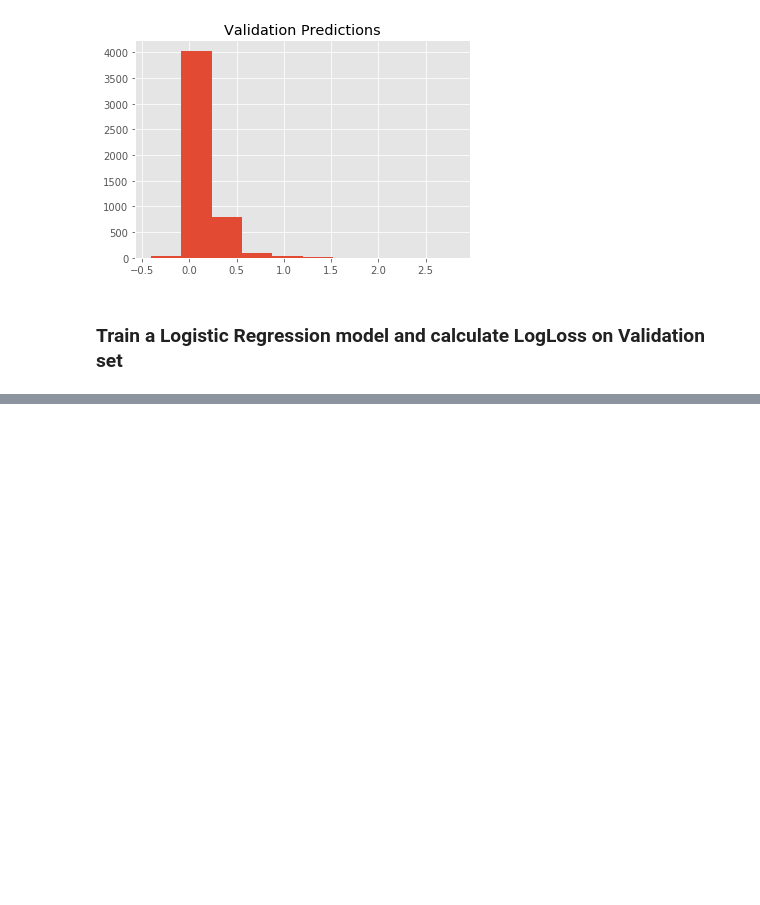
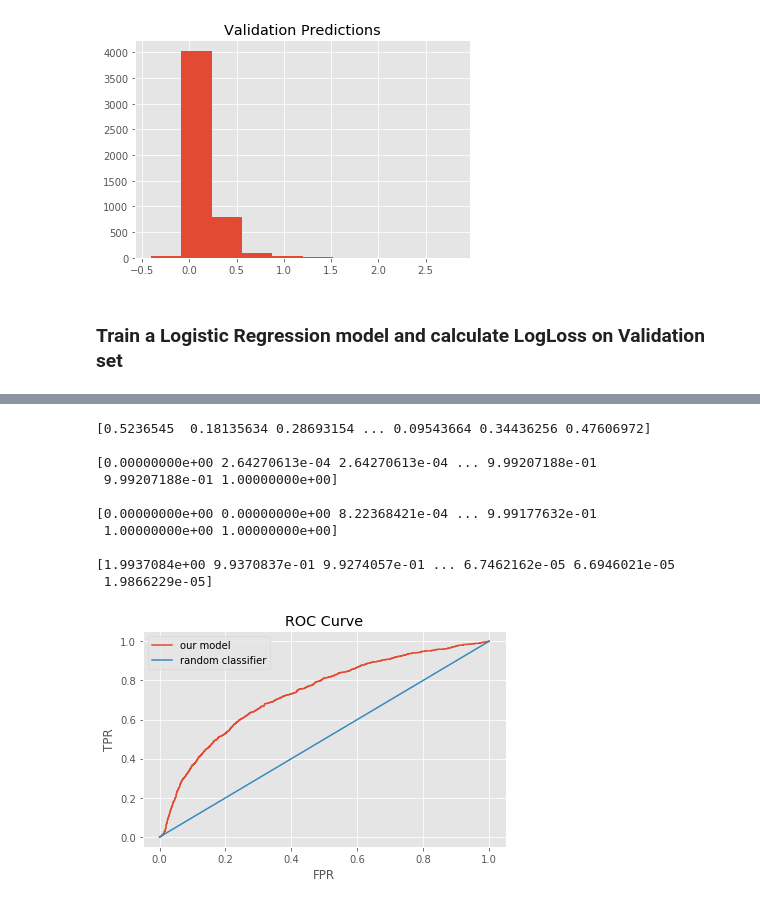
Before and after one commit to acesaif/ml_crash_course, a Jupyter notebook: classification/ml_classification.ipynb, the cells around one changed output, grey strips where cells are left out. Cells and saved outputs as stored; diff of their text form; code cells hidden in the pictures; blank space fills up the shorter version.

```diff
--- a/classification/ml_classification.ipynb
+++ b/classification/ml_classification.ipynb
@@ -342,0 +352,31 @@ Model training finished.
+# %%
+validation_probabilities = linear_classifier.predict(input_fn=predict_validation_input_fn)
+validation_probabilities = np.array([item['probabilities'][1] for item in validation_probabilities])
+print(validation_probabilities,"\n")
+
+false_positive_rate, true_positive_rate, thresholds = metrics.roc_curve(
+    validation_targets,validation_probabilities)
+print(false_positive_rate,"\n")
+print(true_positive_rate,"\n")
+print(thresholds)
+
+plt.ylabel("TPR")
+plt.xlabel("FPR")
+plt.title("ROC Curve")
+plt.tight_layout()
+plt.plot(false_positive_rate, true_positive_rate, label="our model")
+plt.plot([0, 1], [0, 1], label="random classifier")
+plt.legend()
+plt.show()
+# %% [output]
+[0.5236545  0.18135634 0.28693154 ... 0.09543664 0.34436256 0.47606972]
+
+[0.00000000e+00 2.64270613e-04 2.64270613e-04 ... 9.99207188e-01
+ 9.99207188e-01 1.00000000e+00]
+
+[0.00000000e+00 0.00000000e+00 8.22368421e-04 ... 9.99177632e-01
+ 1.00000000e+00 1.00000000e+00]
+
+[1.9937084e+00 9.9370837e-01 9.9274057e-01 ... 6.7462162e-05 6.6946021e-05
+ 1.9866229e-05]
+[figure, added]
```
Also changed, not shown: parts of 4 cells of this notebook.
